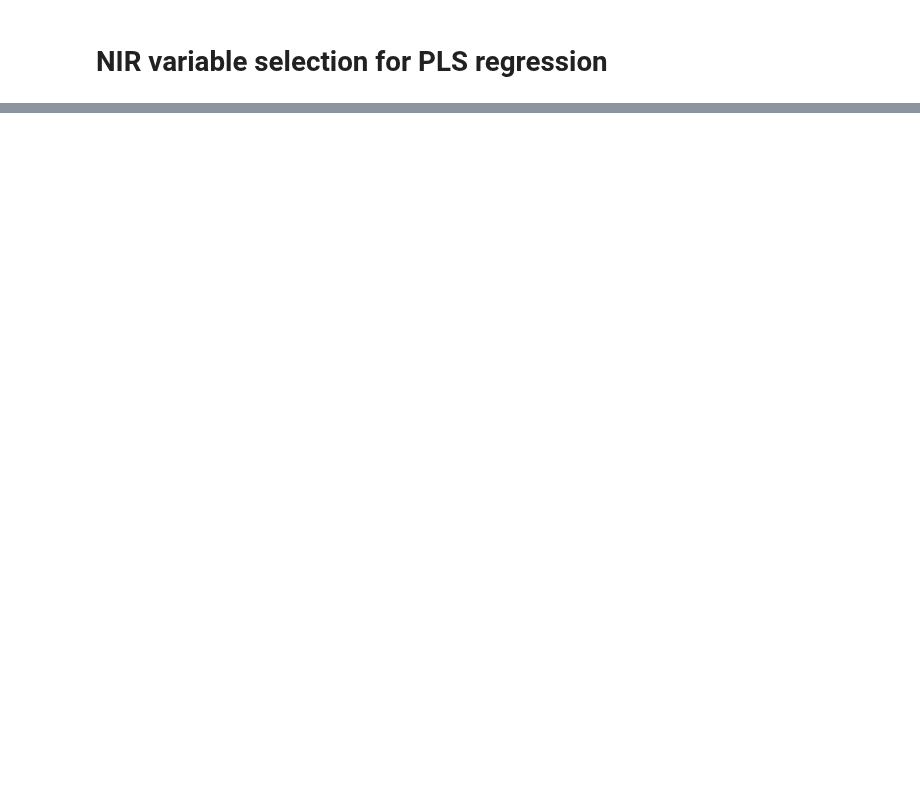
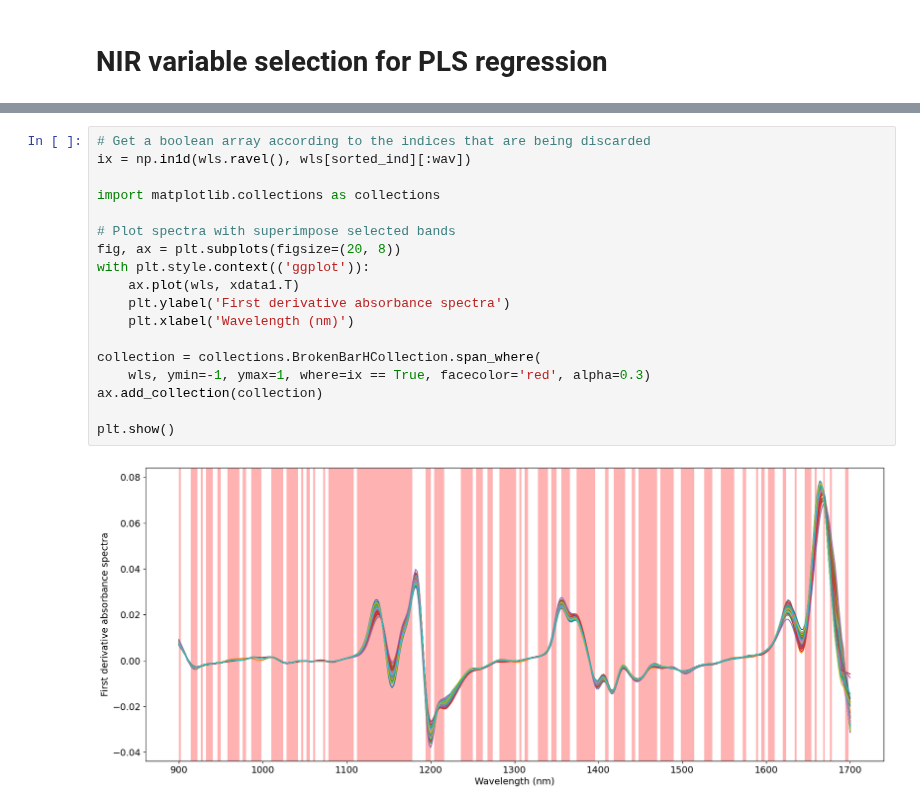
Before and after one commit to bitwalk123/MyNotebook, a Jupyter notebook: octane_101.ipynb, the cells around one changed output, grey strips where cells are left out. Cells and saved outputs as stored; diff of their text form; blank space fills up the shorter version.

```diff
--- a/octane_101.ipynb
+++ b/octane_101.ipynb
@@ -258,0 +294,20 @@ Optimised MSEP  0.014025143902352521
+# %%
+# Get a boolean array according to the indices that are being discarded
+ix = np.in1d(wls.ravel(), wls[sorted_ind][:wav])
+
+import matplotlib.collections as collections
+
+# Plot spectra with superimpose selected bands
+fig, ax = plt.subplots(figsize=(20, 8))
+with plt.style.context(('ggplot')):
+    ax.plot(wls, xdata1.T)
+    plt.ylabel('First derivative absorbance spectra')
+    plt.xlabel('Wavelength (nm)')
+
+collection = collections.BrokenBarHCollection.span_where(
+    wls, ymin=-1, ymax=1, where=ix == True, facecolor='red', alpha=0.3)
+ax.add_collection(collection)
+
+plt.show()
+# %% [output]
+[figure, added]
```
Also changed, not shown: parts of 7 cells of this notebook.
